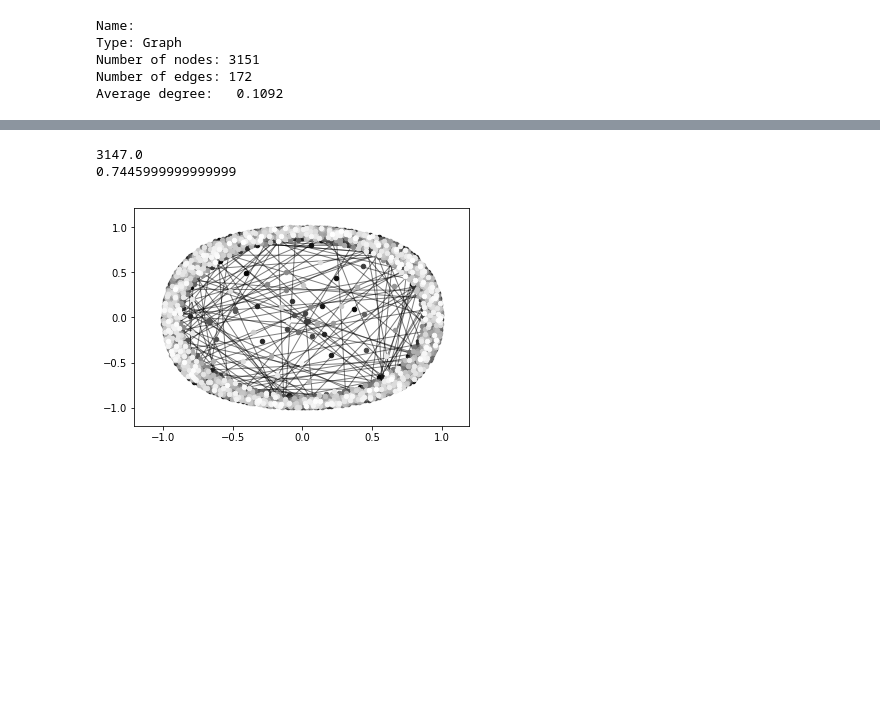
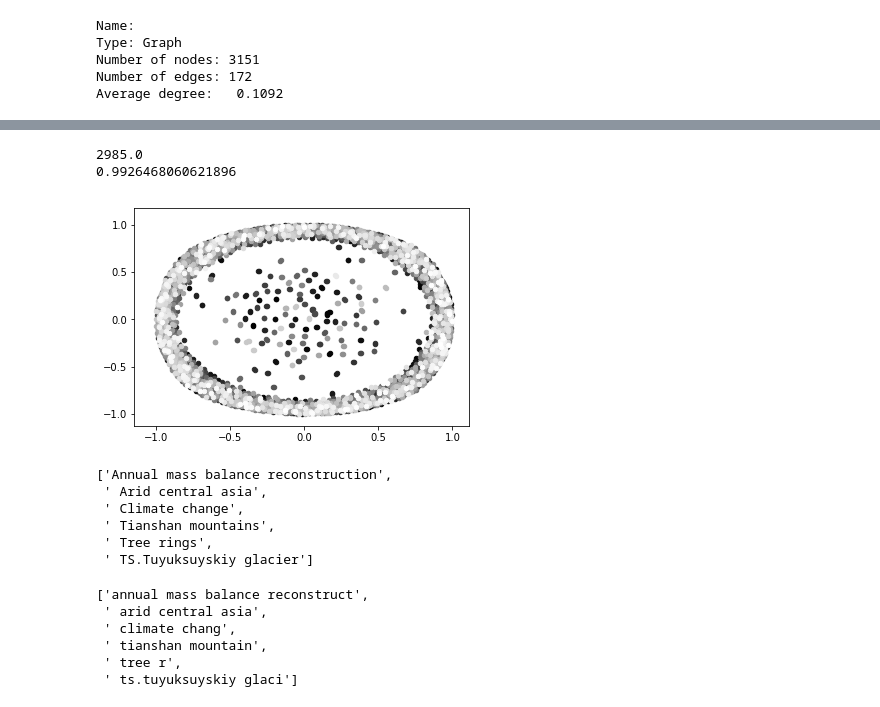
Before and after one commit to CesPucp/Tesis2, a Jupyter notebook: Topic Modeling.ipynb, the cells around one changed output, grey strips where cells are left out. Saved outputs shown, nothing was run; the diff lists cells and outputs as text; code cells hidden in the pictures; blank space fills up the shorter version.

```diff
--- a/Topic Modeling.ipynb
+++ b/Topic Modeling.ipynb
@@ -270,0 +480,40 @@ Average degree:   0.1092
+# %%
+import community
+import networkx as nx
+import matplotlib.pyplot as plt
+from collections import Counter
+#Creación de grafo con peso de titulo
+g_tittle=nx.Graph()
+ind=0
+###############################
+autor=data_test.IdAutor
+###############################
+autor.reset_index(drop=True, inplace=True)
+
+for node in autor:
+    g_tittle.add_node(node)
+
+for edge in coautores:
+    counter=Counter(edge)
+    #dist=levenshteinDistance()
+    for elem in counter:
+        encontrado=0
+        if elem == autor[ind]:
+            encontrado=0
+        else:
+            for a in autor:
+                if elem== a:
+                    encontrado=1
+        if encontrado:
+            n=0
+            for item in autor:
+                if (item==elem):
+                    indice=n
+                    break
+                n+=1
+            dist=levenshteinDistance(titulo[ind],titulo[indice])
+            #Normalizando
+            peso=1-(dist/max(len(titulo[ind]),len(titulo[indice])))
+            g_tittle.add_edge(autor[ind], elem, weight=peso)
+    ind+=1
+    if (ind%100)==0: print (ind)
@@ -271,29 +538,29 @@ Average degree:   0.1092
 # %%
 import community
 import networkx as nx
 import matplotlib.pyplot as plt
 
-G=g_abs
+G=g_tittle
 #first compute the best partition
 partition = community.best_partition(G,weight='weight')
 mod_tittle=community.modularity(partition,G)
 #drawing
 size = float(len(set(partition.values())))
 print(size)
 print(mod_tittle)
 pos = nx.spring_layout(G)
 count = 0.
 for com in set(partition.values()) :
     count = count + 1.
     list_nodes = [nodes for nodes in partition.keys()
                                 if partition[nodes] == com]
     nx.draw_networkx_nodes(G, pos, list_nodes, node_size = 20,
                                 node_color = str(count / size))
 
 
 nx.draw_networkx_edges(G, pos, alpha=0.5)
 plt.show()
 # %% [output]
-3147.0
-0.7445999999999999
+2985.0
+0.9926468060621896
-[figure, old version]
+[figure, new version]
@@ -299,0 +583,9 @@ plt.show()
+# %%
+key[0]
+# %% [output]
+['Annual mass balance reconstruction',
+ ' Arid central asia',
+ ' Climate change',
+ ' Tianshan mountains',
+ ' Tree rings',
+ ' TS.Tuyuksuyskiy glacier']
@@ -299,0 +604,9 @@ plt.show()
+# %%
+data_preprocess_2[0]
+# %% [output]
+['annual mass balance reconstruct',
+ ' arid central asia',
+ ' climate chang',
+ ' tianshan mountain',
+ ' tree r',
+ ' ts.tuyuksuyskiy glaci']
```
Also changed, not shown: parts of 38 cells of this notebook, 2 other files.
